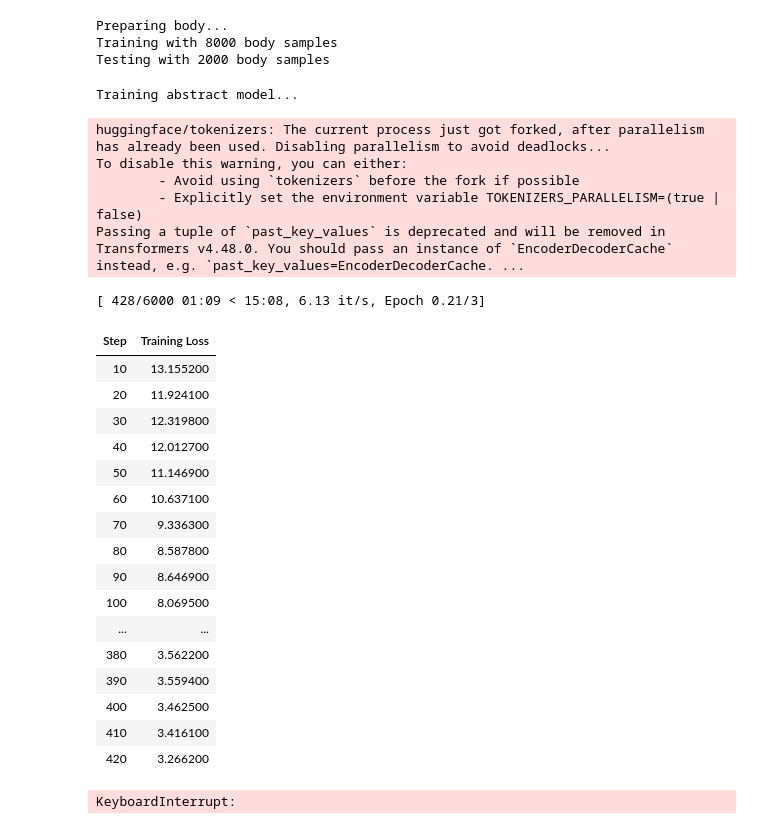
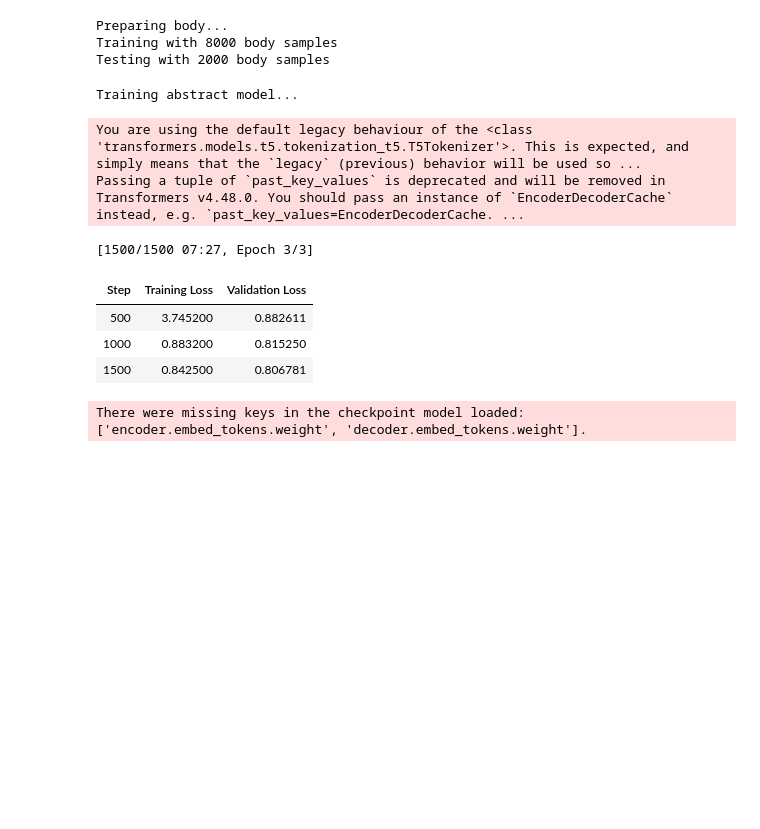
Before and after one commit to softwaresale/keywords-models, a Jupyter notebook: t5.ipynb, the cells around one changed output. Drawn from its saved outputs; the diff is of its cells as text; code cells hidden in the pictures; blank space fills up the shorter version.

```diff
--- a/t5.ipynb
+++ b/t5.ipynb
@@ -65,39 +63,3 @@ def tokenize_data(dataset, tokenizer, max_input_length=512, max_target_length=32
 
     model_inputs["labels"] = labels["input_ids"]
     return Dataset.from_dict(model_inputs)
-# %%
-def train_model(model_name, dataset, output_dir):
-    tokenizer = AutoTokenizer.from_pretrained(model_name)
-    model = AutoModelForSeq2SeqLM.from_pretrained(model_name)
-
-    tokenized_dataset = tokenize_data(dataset, tokenizer)
-
-    args = TrainingArguments(
-        output_dir=output_dir,
-        per_device_train_batch_size=4,
-        per_device_eval_batch_size=4,
-        learning_rate=2e-5,
-        num_train_epochs=3,
-        weight_decay=0.01,
-        evaluation_strategy="no",
-        save_strategy="no",
-        remove_unused_columns=False,
-        logging_steps=10,
-        logging_dir="./logs"
-    )
-
-    data_collator = DataCollatorForSeq2Seq(tokenizer, model=model)
-
-    trainer = Trainer(
-        model=model,
-        args=args,
-        train_dataset=tokenized_dataset,
-        tokenizer=tokenizer,
-        data_collator=data_collator,
-    )
-
-    trainer.train()
-
-    model.save_pretrained(output_dir)
-    tokenizer.save_pretrained(output_dir)
-    return model, tokenizer
@@ -210,32 +247,16 @@ Training with 8000 body samples
 Testing with 2000 body samples
 # %%
 print("Training abstract model...")
-abstract_model, abstract_tokenizer = train_model(model_name, train_abstract, "flan_t5_abstract")
+abstract_model, abstract_tokenizer = train_model(model_name, train_abstract, test_abstract, "flan_t5_abstract")
 # %% [output]
 Training abstract model...
-huggingface/tokenizers: The current process just got forked, after parallelism has already been used. Disabling parallelism to avoid deadlocks...
-To disable this warning, you can either:
-        - Avoid using `tokenizers` before the fork if possible
-        - Explicitly set the environment variable TOKENIZERS_PARALLELISM=(true | false)
+You are using the default legacy behaviour of the <class 'transformers.models.t5.tokenization_t5.T5Tokenizer'>. This is expected, and simply means that the `legacy` (previous) behavior will be used so ...
 Passing a tuple of `past_key_values` is deprecated and will be removed in Transformers v4.48.0. You should pass an instance of `EncoderDecoderCache` instead, e.g. `past_key_values=EncoderDecoderCache. ...
-[ 428/6000 01:09 < 15:08, 6.13 it/s, Epoch 0.21/3]
+[1500/1500 07:27, Epoch 3/3]
-| Step | Training Loss |
-| 10 | 13.155200 |
-| 20 | 11.924100 |
-| 30 | 12.319800 |
-| 40 | 12.012700 |
-| 50 | 11.146900 |
-| 60 | 10.637100 |
-| 70 | 9.336300 |
-| 80 | 8.587800 |
-| 90 | 8.646900 |
-| 100 | 8.069500 |
-| ... | ... |
-| 380 | 3.562200 |
-| 390 | 3.559400 |
-| 400 | 3.462500 |
-| 410 | 3.416100 |
-| 420 | 3.266200 |
+| Step | Training Loss | Validation Loss |
+| 500 | 3.745200 | 0.882611 |
+| 1000 | 0.883200 | 0.815250 |
+| 1500 | 0.842500 | 0.806781 |
-KeyboardInterrupt:
+There were missing keys in the checkpoint model loaded: ['encoder.embed_tokens.weight', 'decoder.embed_tokens.weight'].
 # %%
 print("Training body model...")
```
Also changed, not shown: parts of 12 cells of this notebook.
